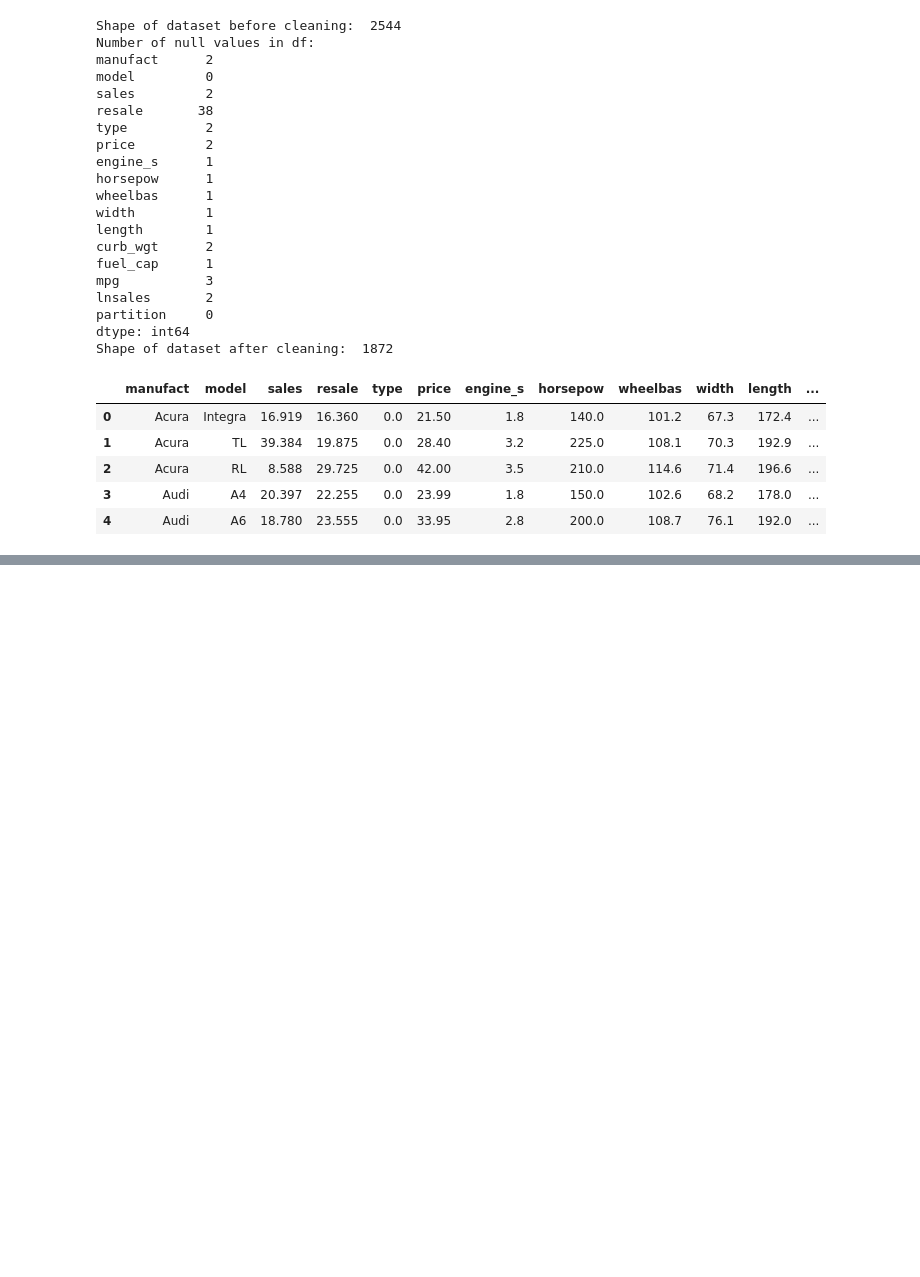
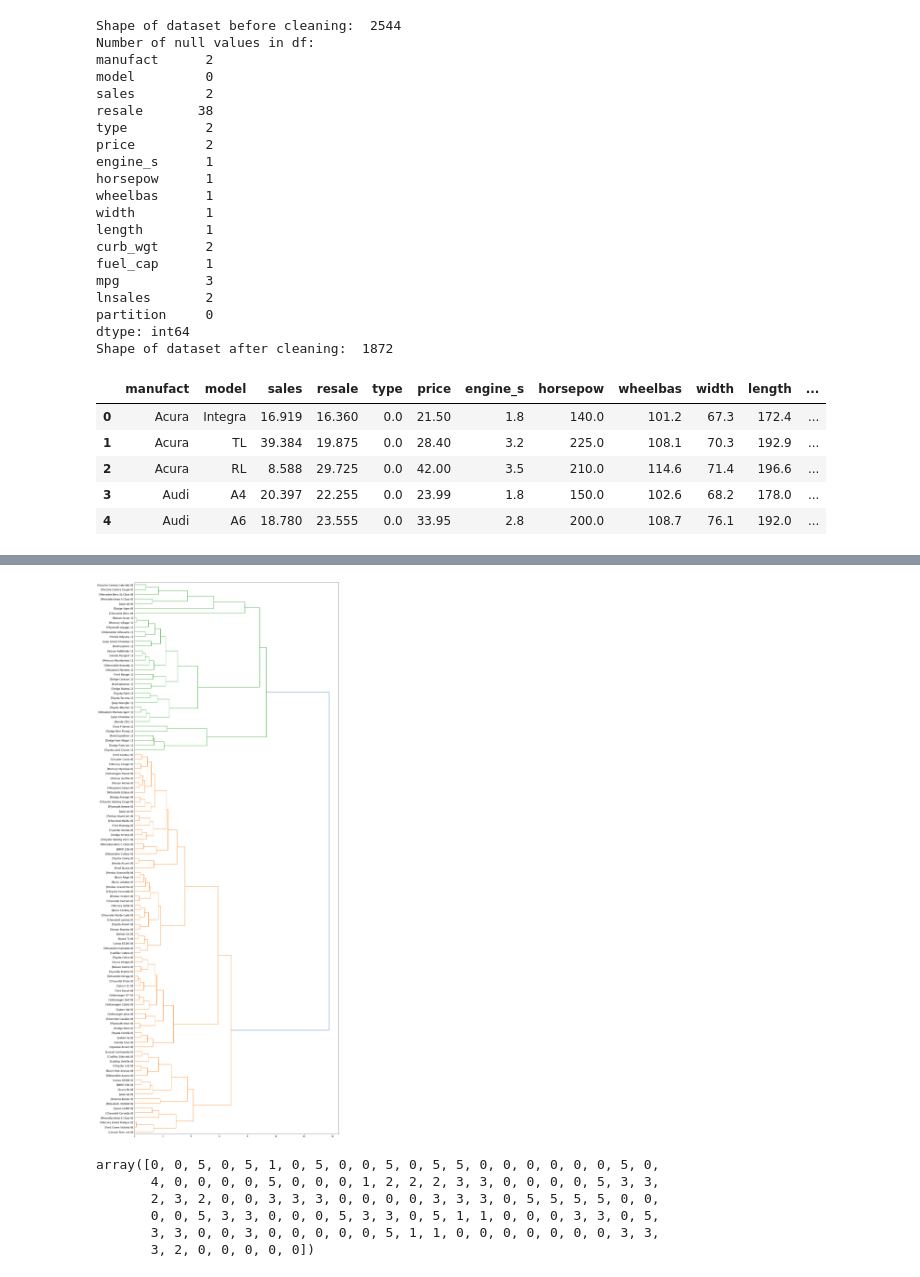
Before and after one commit to polinariabar/ML-DS-courses, a Jupyter notebook: own_projects/Clustering_hierarhical.ipynb, the cells around one changed output, grey strips where cells are left out. Drawn from its saved outputs; the diff is of its cells as text; code cells hidden in the pictures; blank space fills up the shorter version.

```diff
--- a/own_projects/Clustering_hierarhical.ipynb
+++ b/own_projects/Clustering_hierarhical.ipynb
@@ -165,0 +264,4 @@ Shape of dataset after cleaning:  1872
+# %%
+from sklearn.metrics.pairwise import euclidean_distances
+dist_matrix = euclidean_distances(feature_mtx,feature_mtx)
+print(dist_matrix)
@@ -165,0 +276,22 @@ Shape of dataset after cleaning:  1872
+# %%
+Z_using_dist_matrix = hierarchy.linkage(dist_matrix, 'complete')
+# %%
+fig = pylab.figure(figsize=(18,50))
+def llf(id):
+    return '[%s %s %s]' % (data['manufact'][id], data['model'][id], int(float(data['type'][id])) )
+
+dendro = hierarchy.dendrogram(Z_using_dist_matrix,  leaf_label_func=llf, leaf_rotation=0, leaf_font_size =12, orientation = 'right')
+# %% [output]
+[figure, added]
+# %%
+agglom = AgglomerativeClustering(n_clusters = 6, linkage = 'complete')
+agglom.fit(dist_matrix)
+
+agglom.labels_
+# %% [output]
+array([0, 0, 5, 0, 5, 1, 0, 5, 0, 0, 5, 0, 5, 5, 0, 0, 0, 0, 0, 0, 5, 0,
+       4, 0, 0, 0, 0, 5, 0, 0, 0, 1, 2, 2, 2, 3, 3, 0, 0, 0, 0, 5, 3, 3,
+       2, 3, 2, 0, 0, 3, 3, 3, 0, 0, 0, 0, 3, 3, 3, 0, 5, 5, 5, 5, 0, 0,
+       0, 0, 5, 3, 3, 0, 0, 0, 5, 3, 3, 0, 5, 1, 1, 0, 0, 0, 3, 3, 0, 5,
+       3, 3, 0, 0, 3, 0, 0, 0, 0, 0, 5, 1, 1, 0, 0, 0, 0, 0, 0, 0, 3, 3,
+       3, 2, 0, 0, 0, 0, 0])
```
Also changed, not shown: parts of 27 cells of this notebook, 1 other file.
